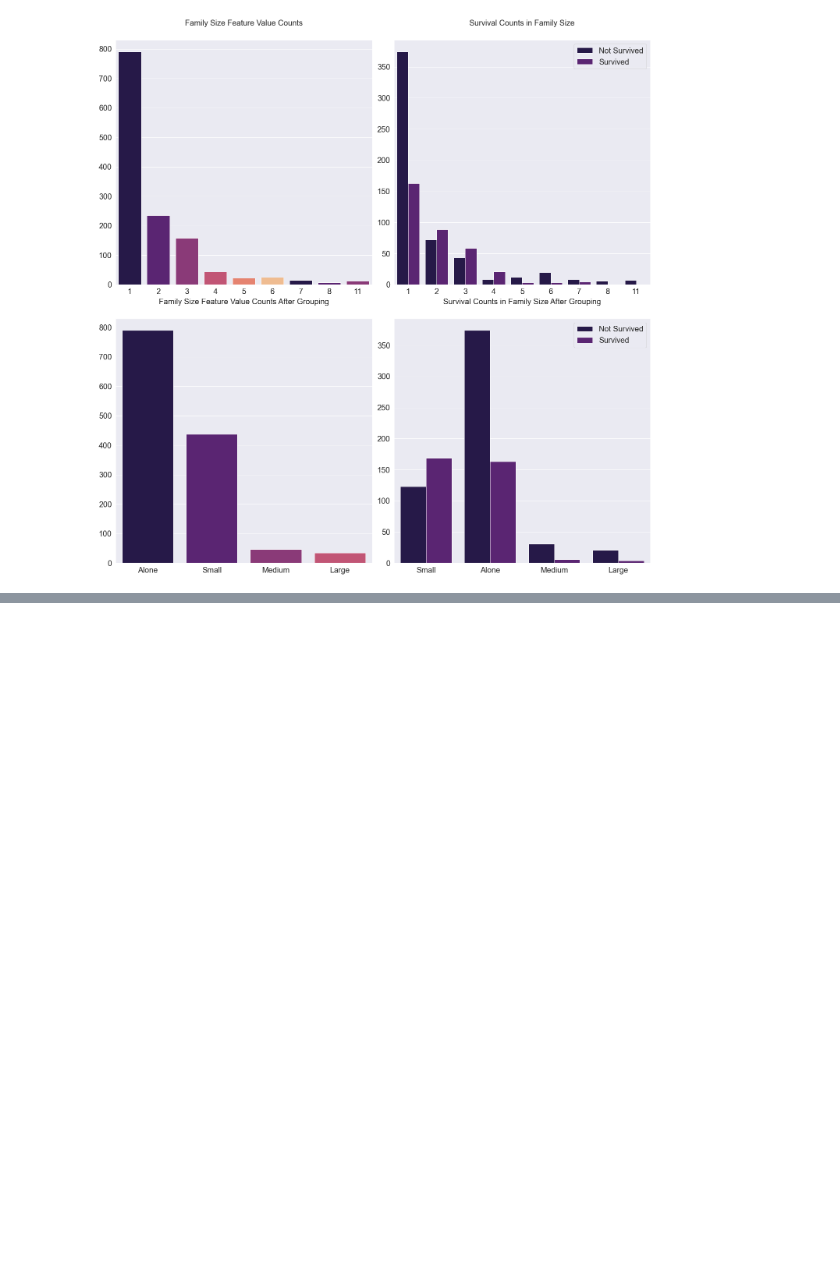
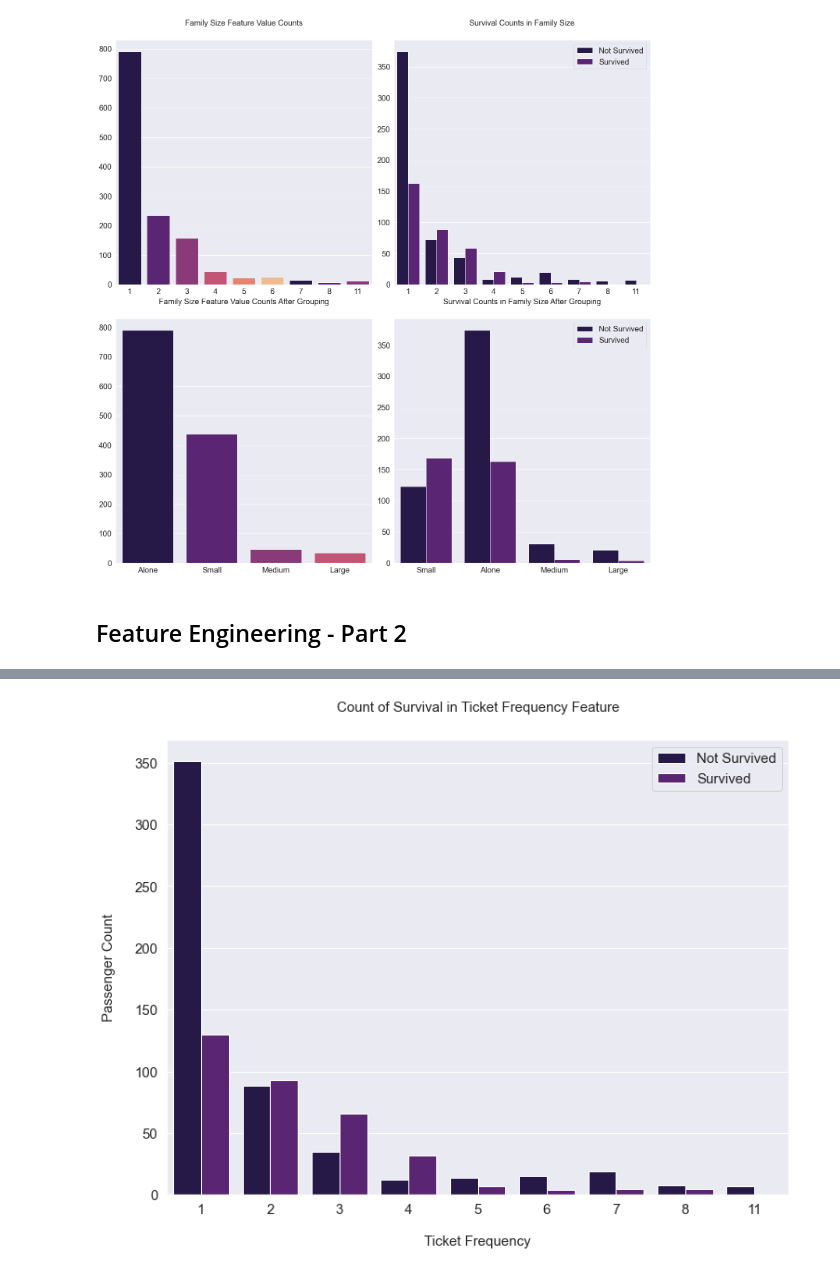
Before and after one commit to UsepSyaikalArifin/Application-File-PT-Bukit-Makmur-Mandiri-Utama-BUMA-, a Jupyter notebook: Kelas Penerapan di Industri/Basic Feature Discovering for Machine Learning/Jupyter Notebook/main.ipynb, the cells around one changed output, grey strips where cells are left out. Drawn from its saved outputs; the diff is of its cells as text; code cells hidden in the pictures; blank space fills up the shorter version.

```diff
--- a/Kelas Penerapan di Industri/Basic Feature Discovering for Machine Learning/Jupyter Notebook/main.ipynb
+++ b/Kelas Penerapan di Industri/Basic Feature Discovering for Machine Learning/Jupyter Notebook/main.ipynb
@@ -438,3 +438,30 @@ plt.show()
 | 3 | 35.0 | C123 | S | (34.075, 56.496] | Futrelle, Mrs. Jacques Heath (Lil... | 0 | 4 | 1 | female | 1 | ... |
 | 4 | 35.0 | NaN | S | (7.896, 8.05] | Allen, Mr. William Henry | 0 | 5 | 3 | male | 0 | ... |
 [figure]
+# %% [markdown]
+## Feature Engineering - Part 2
+# %%
+df_all["Ticket_Frequency"] = df_all.groupby("Ticket")["Ticket"].transform("count")
+display(df_all.head())
+
+fig, axs = plt.subplots(figsize=(12, 9))
+sns.countplot(
+                x="Ticket_Frequency",
+                hue="Survived",
+                data=df_all,
+                palette=colors
+             )
+plt.xlabel("Ticket Frequency", size=15, labelpad=20)
+plt.ylabel("Passenger Count", size=15, labelpad=20)
+plt.tick_params(axis="x", labelsize=15)
+plt.tick_params(axis="y", labelsize=15)
+plt.legend(
+            ["Not Survived", "Survived"],
+            loc="upper right",
+            prop={
+                    "size" : 15
+                   }
+          )
+plt.title("Count of Survival in {} Feature".format("Ticket Frequency"), size=15, y=1.05)
+plt.show()
+# %% [output]
@@ -440,0 +474 @@ plt.show()
+[figure, added]
```
Also changed, not shown: parts of 14 cells of this notebook.
